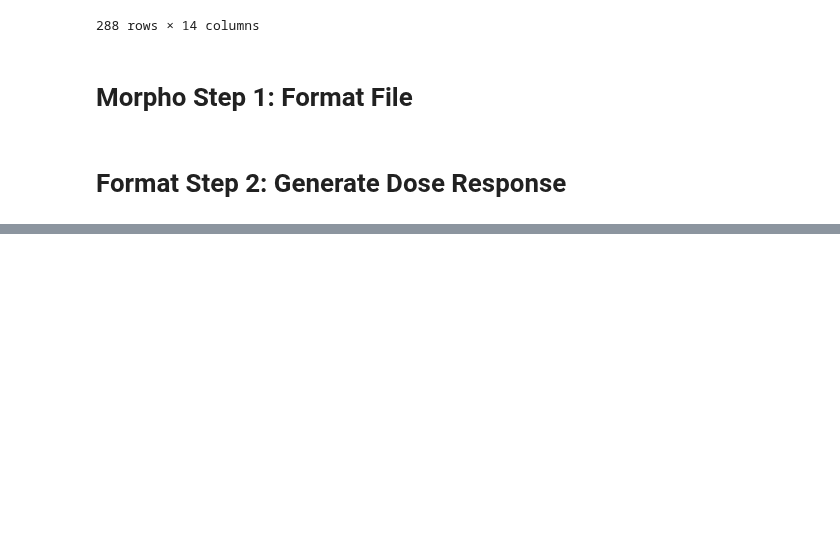
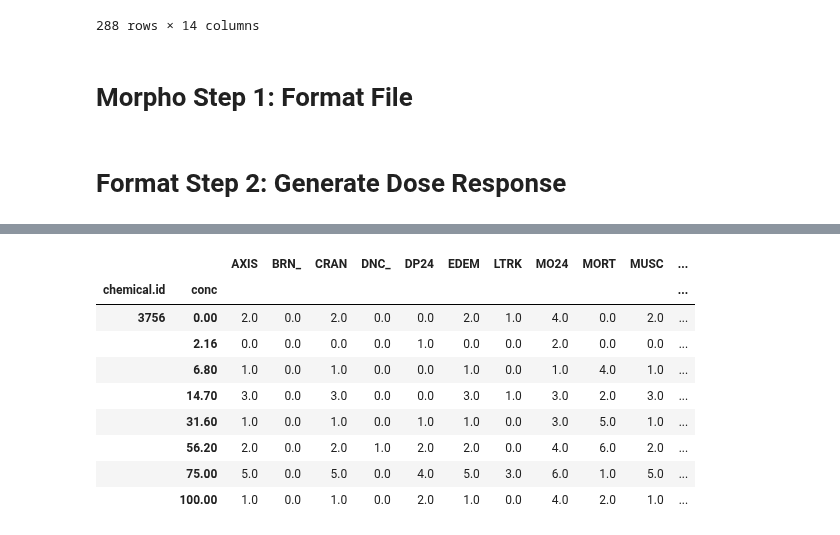
Before and after one commit to PNNL-CompBio/srpAnalytics, a Jupyter notebook: zfBmd/zfbmd.ipynb, the cells around one changed output, grey strips where cells are left out. Cells and saved outputs as stored; diff of their text form; code cells hidden in the pictures; blank space fills up the shorter version.

```diff
--- a/zfBmd/zfbmd.ipynb
+++ b/zfBmd/zfbmd.ipynb
@@ -382,0 +396,14 @@ dose_response
+# %%
+num_affected = pivot_wider.drop("plate.id", 1).groupby(by = ["chemical.id", "conc"]).sum()
+num_affected
+# %% [output]
+|  |  | AXIS | BRN_ | CRAN | DNC_ | DP24 | EDEM | LTRK | MO24 | MORT | MUSC | ... |
+| chemical.id | conc |  |  |  |  |  |  |  |  |  |  | ... |
+| 3756 | 0.00 | 2.0 | 0.0 | 2.0 | 0.0 | 0.0 | 2.0 | 1.0 | 4.0 | 0.0 | 2.0 | ... |
+|  | 2.16 | 0.0 | 0.0 | 0.0 | 0.0 | 1.0 | 0.0 | 0.0 | 2.0 | 0.0 | 0.0 | ... |
+|  | 6.80 | 1.0 | 0.0 | 1.0 | 0.0 | 0.0 | 1.0 | 0.0 | 1.0 | 4.0 | 1.0 | ... |
+|  | 14.70 | 3.0 | 0.0 | 3.0 | 0.0 | 0.0 | 3.0 | 1.0 | 3.0 | 2.0 | 3.0 | ... |
+|  | 31.60 | 1.0 | 0.0 | 1.0 | 0.0 | 1.0 | 1.0 | 0.0 | 3.0 | 5.0 | 1.0 | ... |
+|  | 56.20 | 2.0 | 0.0 | 2.0 | 1.0 | 2.0 | 2.0 | 0.0 | 4.0 | 6.0 | 2.0 | ... |
+|  | 75.00 | 5.0 | 0.0 | 5.0 | 0.0 | 4.0 | 5.0 | 3.0 | 6.0 | 1.0 | 5.0 | ... |
+|  | 100.00 | 1.0 | 0.0 | 1.0 | 0.0 | 2.0 | 1.0 | 0.0 | 4.0 | 2.0 | 1.0 | ... |
```
Also changed, not shown: parts of 5 cells of this notebook.
